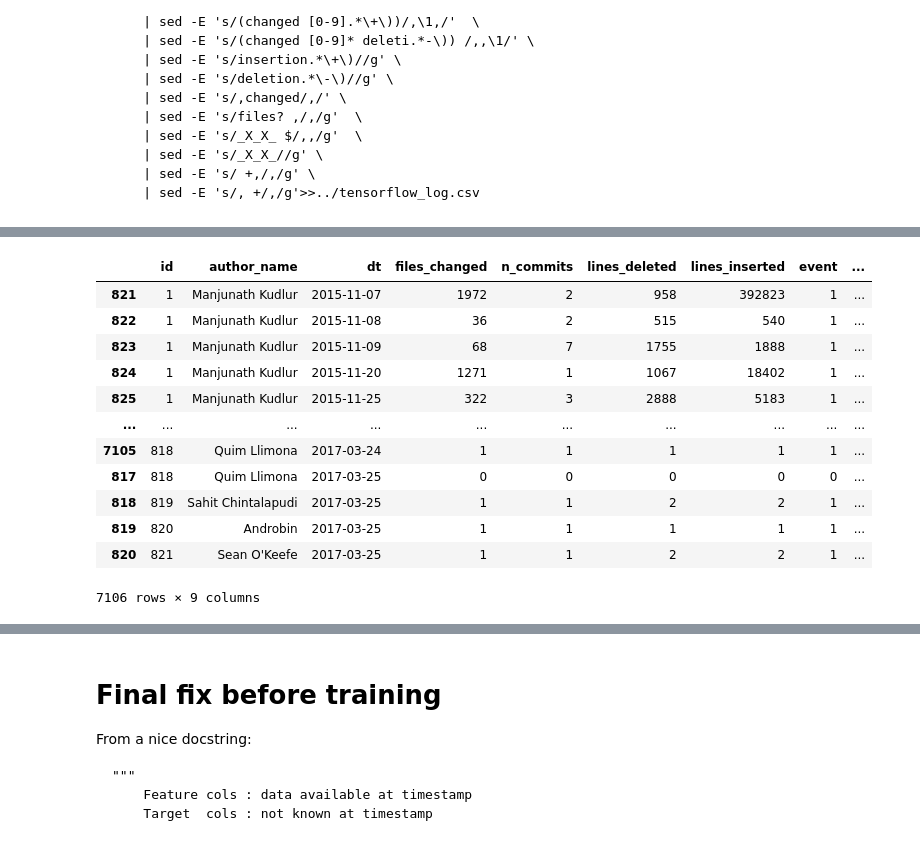
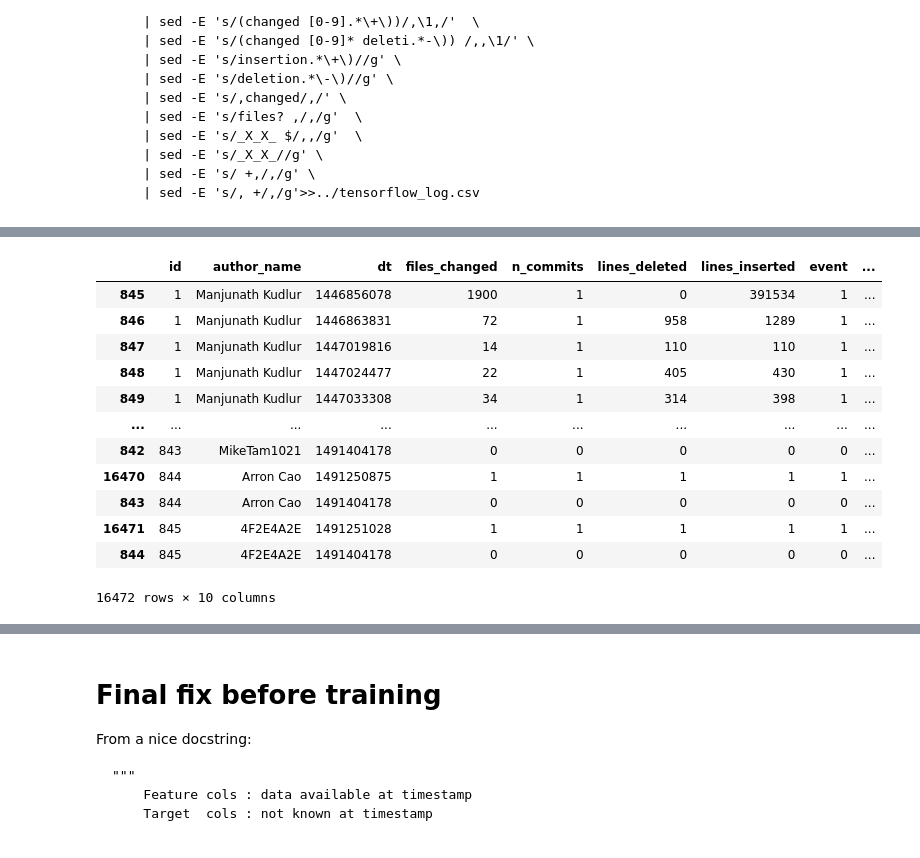
Before and after one commit to ragulpr/wtte-rnn, a Jupyter notebook: python/examples/data_pipeline/data_pipeline.ipynb, the cells around one changed output, grey strips where cells are left out. Drawn from its saved outputs; the diff is of its cells as text; code cells hidden in the pictures.

```diff
--- a/python/examples/data_pipeline/data_pipeline.ipynb
+++ b/python/examples/data_pipeline/data_pipeline.ipynb
@@ -59,12 +60,19 @@ t = t_elapsed or t_ix depending on context. Good practice to be specific or keep
 # %%
 pd.options.display.max_rows = 10
 
-path = "/path-to-where-you-ran-get_data.sh"
-#df = pd.read_csv(path+'/mxnet_log.csv',error_bad_lines=False)
-#df = pd.read_csv(path+'/theano_log.csv',error_bad_lines=False)
-#df = pd.read_csv(path+'/keras_log.csv',error_bad_lines=False)
-#df = pd.read_csv(path+'/h2o_log.csv',error_bad_lines=False)
-df = pd.read_csv(path+'/tensorflow_log.csv',error_bad_lines=False)
+path = "~/Prylar/clones"
+# df = pd.read_csv(path+'/mxnet.log',error_bad_lines=False)
+# df = pd.read_csv(path+'/theano.log',error_bad_lines=False)
+# df = pd.read_csv(path+'/keras_log.csv',error_bad_lines=False)
+# df = pd.read_csv(path+'/h2o_log.csv',error_bad_lines=False)
+df = pd.read_csv(path+'/tensorflow.log',error_bad_lines=False)
+# df = pd.read_csv(path+'/deeplearning4j_log.csv',error_bad_lines=False)
+# df = pd.read_csv(path+'/torch7.log',error_bad_lines=False)
+# df = pd.read_csv(path+'/torch7.log',error_bad_lines=False)
+# df = pd.read_csv(path+'/caffe.log',error_bad_lines=False)
+# df = pd.read_csv(path+'/CNTK.log',error_bad_lines=False)
+#df = pd.read_csv(path+'/Paddle.log',error_bad_lines=False)
+
 df.fillna(0,inplace=True)
 
 # Create a fictitious integer id based on first commit.
@@ -104,12 +112,12 @@ df
 abs_time_col='dt'
 # t  = elapsed time, local timestep i.e 0,1,2,10,...
 t_col = 't_elapsed'
-is_discrete = True
+discrete_time = False
 # Does the explicit rows in dataset cover each sequence whole life?
 sequences_terminated = False
 numeric_cols = ["n_commits","files_changed", "lines_inserted","lines_deleted"]
 
-if is_discrete:
+if discrete_time:
     # Convert nanosec to date
     df[abs_time_col] = pd.to_datetime(df['time_sec'],unit='s').dt.date
     # Last timestep may be incomplete/not fully measured so drop it.
@@ -124,44 +132,44 @@ df['n_commits'] = 1
 
 # Aggregate over the new datetime interval to get id,dt = unique key value pair
 df = df.groupby([id_col,'author_name',abs_time_col],as_index=False).\
     agg(dict.fromkeys(numeric_cols, "sum"))#.reset_index()
 
 # event = if something special happened i.e commit.
 df['event'] =  (df.n_commits>0).astype(int)
 
 if not sequences_terminated:
     # Assuming each sequence has its own start and is not terminated by last event:
     # Add last time that we knew the sequence was 'alive'.
-    df = tte.df_join_in_endtime(df,
+    df = tr.df_join_in_endtime(df,
                per_id_cols=[id_col,'author_name'],
                abs_time_col=abs_time_col,nanfill_val = 0)
     # Warning: fills unseen timesteps with 0
 
 # Add "elapsed time" t_elapsed = 0,3,99,179,.. for each user.
 df[t_col] = df.groupby([id_col], group_keys=False).apply(lambda g: g.dt-g.dt.min())
 
-if is_discrete:
+if discrete_time:
     # Make it a well-behaved integer:
     # infer the discrete stepsize as the first component of the timedelta
     df[t_col] = df[t_col].dt.components.ix[:,0]
 else:
     # Add t_ix = 0,1,2,3,.. and set as primary user-time indicator.
     # if we pass t_elapsed as t_col downstream we'll pad between observed secs
     df['t_ix'] = df.groupby([id_col])[t_col].rank(method='dense').astype(int)-1
     t_col = 't_ix'
 
 df
 # %% [output]
 |  | id | author_name | dt | files_changed | n_commits | lines_deleted | lines_inserted | event | ... |
-| 821 | 1 | Manjunath Kudlur | 2015-11-07 | 1972 | 2 | 958 | 392823 | 1 | ... |
-| 822 | 1 | Manjunath Kudlur | 2015-11-08 | 36 | 2 | 515 | 540 | 1 | ... |
-| 823 | 1 | Manjunath Kudlur | 2015-11-09 | 68 | 7 | 1755 | 1888 | 1 | ... |
-| 824 | 1 | Manjunath Kudlur | 2015-11-20 | 1271 | 1 | 1067 | 18402 | 1 | ... |
-| 825 | 1 | Manjunath Kudlur | 2015-11-25 | 322 | 3 | 2888 | 5183 | 1 | ... |
+| 845 | 1 | Manjunath Kudlur | 1446856078 | 1900 | 1 | 0 | 391534 | 1 | ... |
+| 846 | 1 | Manjunath Kudlur | 1446863831 | 72 | 1 | 958 | 1289 | 1 | ... |
+| 847 | 1 | Manjunath Kudlur | 1447019816 | 14 | 1 | 110 | 110 | 1 | ... |
+| 848 | 1 | Manjunath Kudlur | 1447024477 | 22 | 1 | 405 | 430 | 1 | ... |
+| 849 | 1 | Manjunath Kudlur | 1447033308 | 34 | 1 | 314 | 398 | 1 | ... |
 | ... | ... | ... | ... | ... | ... | ... | ... | ... | ... |
-| 7105 | 818 | Quim Llimona | 2017-03-24 | 1 | 1 | 1 | 1 | 1 | ... |
-| 817 | 818 | Quim Llimona | 2017-03-25 | 0 | 0 | 0 | 0 | 0 | ... |
-| 818 | 819 | Sahit Chintalapudi | 2017-03-25 | 1 | 1 | 2 | 2 | 1 | ... |
-| 819 | 820 | Androbin | 2017-03-25 | 1 | 1 | 1 | 1 | 1 | ... |
-| 820 | 821 | Sean O'Keefe | 2017-03-25 | 1 | 1 | 2 | 2 | 1 | ... |
+| 842 | 843 | MikeTam1021 | 1491404178 | 0 | 0 | 0 | 0 | 0 | ... |
+| 16470 | 844 | Arron Cao | 1491250875 | 1 | 1 | 1 | 1 | 1 | ... |
+| 843 | 844 | Arron Cao | 1491404178 | 0 | 0 | 0 | 0 | 0 | ... |
+| 16471 | 845 | 4F2E4A2E | 1491251028 | 1 | 1 | 1 | 1 | 1 | ... |
+| 844 | 845 | 4F2E4A2E | 1491404178 | 0 | 0 | 0 | 0 | 0 | ... |
-7106 rows × 9 columns
+16472 rows × 10 columns
```
Also changed, not shown: parts of 11 cells of this notebook, 5 other files.
